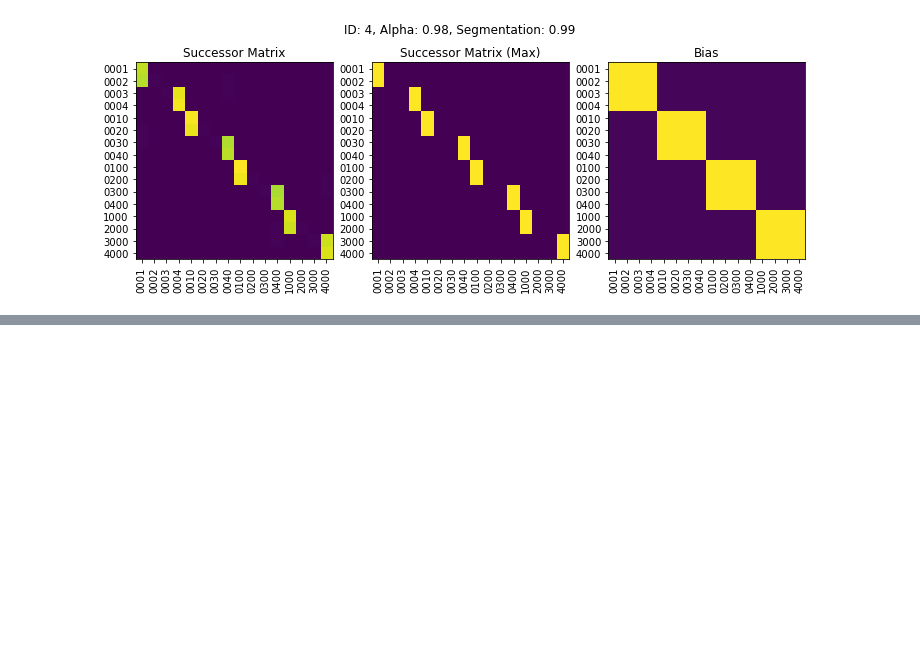
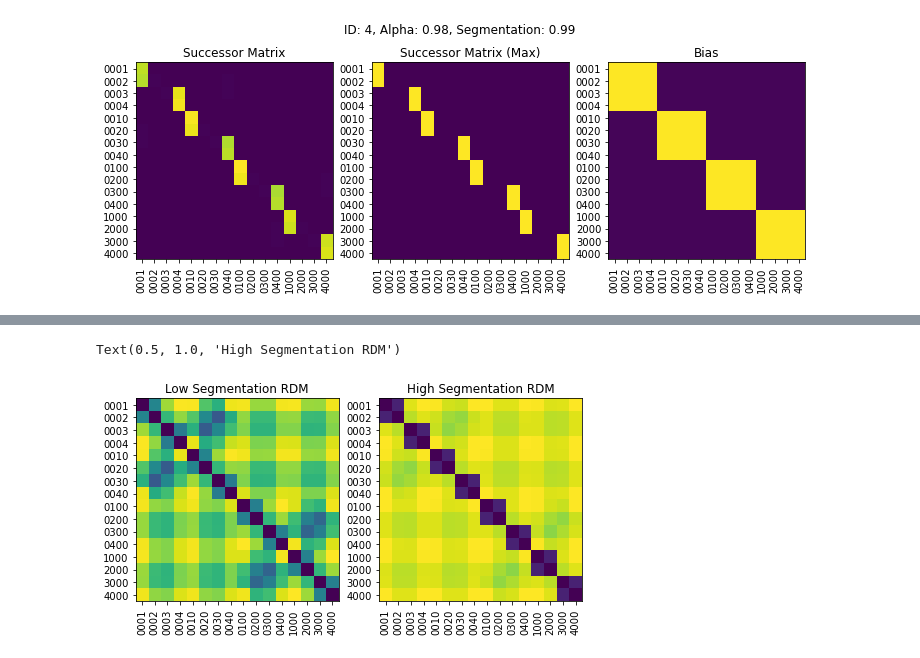
Before and after one commit to BakkourLabRepo/feat-predict_models, a Jupyter notebook: notebooks/exp_2/simulations.ipynb, the cells around one changed output, grey strips where cells are left out. Cells and saved outputs as stored; diff of their text form; code cells hidden in the pictures; blank space fills up the shorter version.

```diff
--- a/notebooks/exp_2/simulations.ipynb
+++ b/notebooks/exp_2/simulations.ipynb
@@ -1195,3 +1310,15 @@ np.max(representations[subj]['M'])
 # %% [output]
 124.96792194529971
 [figure]
+# %%
+conjs = np.array(np.meshgrid(*[range(5)]*4)).T.reshape(-1, 4)
+idx = np.sum(conjs > 0, axis = 1) == 2
+conjs = conjs[idx]
+idx = np.logical_not(
+    np.any(np.isin(conjs, [2, 3]), axis=1) &
+    np.any(np.isin(conjs, [1, 3]), axis=1)
+)
+conjs = conjs[idx]
+conjs = representations[1]['S']
+conj_labels = [''.join(conj) for conj in conjs.astype(str)]
+conjs
@@ -1197,0 +1411,29 @@ np.max(representations[subj]['M'])
+# %%
+fig, axs = plt.subplots(1, 2, figsize=(8, 4))
+axs[0].imshow(loseg_rdm)
+axs[1].imshow(hiseg_rdm)
+axs[0].set_xticks(
+    np.arange(len(representations[1]['col_labels'])),
+    labels = representations[1]['col_labels'],
+    size = 10,
+    rotation = 90
+)
+axs[0].set_yticks(
+    np.arange(len(representations[1]['row_labels'])),
+    labels = representations[1]['row_labels']
+)
+axs[0].set_title('Low Segmentation RDM')
+axs[1].set_xticks(
+    np.arange(len(representations[1]['col_labels'])),
+    labels = representations[1]['col_labels'],
+    size = 10,
+    rotation = 90
+)
+axs[1].set_yticks(
+    np.arange(len(representations[1]['row_labels'])),
+    labels = representations[1]['row_labels']
+)
+axs[1].set_title('High Segmentation RDM')
+# %% [output]
+Text(0.5, 1.0, 'High Segmentation RDM')
+[figure, added]
```
Also changed, not shown: parts of 16 cells of this notebook.
